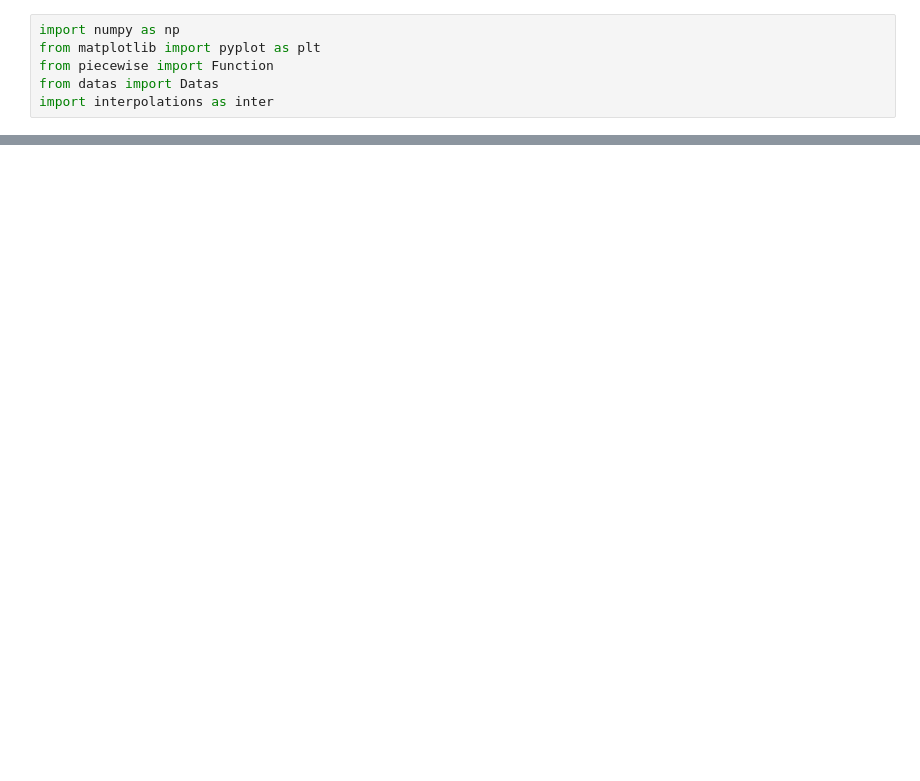
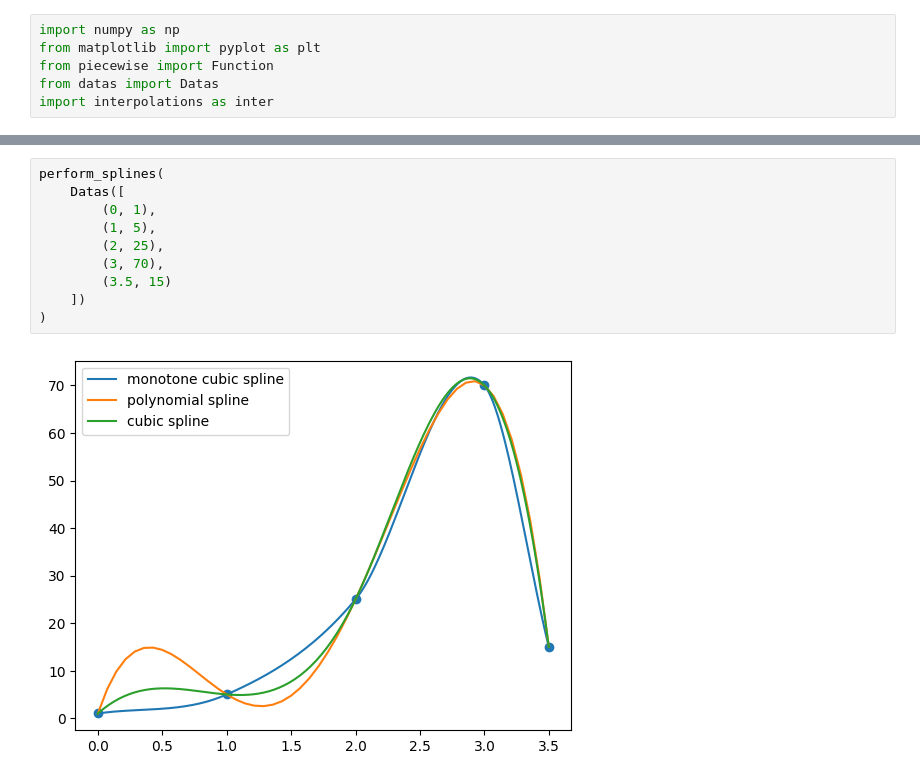
Before and after one commit to chelate1118/Interpolation, a Jupyter notebook: interpolation.ipynb, the cells around one changed output, grey strips where cells are left out. Drawn from its saved outputs; the diff is of its cells as text; blank space fills up the shorter version.

```diff
--- a/interpolation.ipynb
+++ b/interpolation.ipynb
@@ -46,0 +51,12 @@ perform_splines(data)
+# %%
+perform_splines(
+    Datas([
+        (0, 1),
+        (1, 5),
+        (2, 25),
+        (3, 70),
+        (3.5, 15)
+    ])
+)
+# %% [output]
+[figure, added]
```
Also changed, not shown: parts of 4 cells of this notebook, 3 other files.
